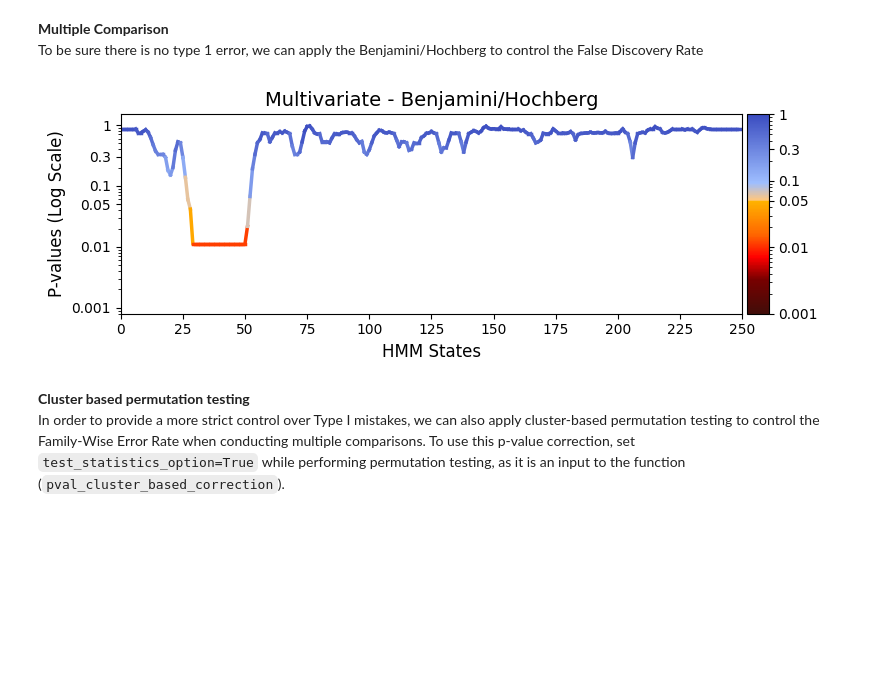
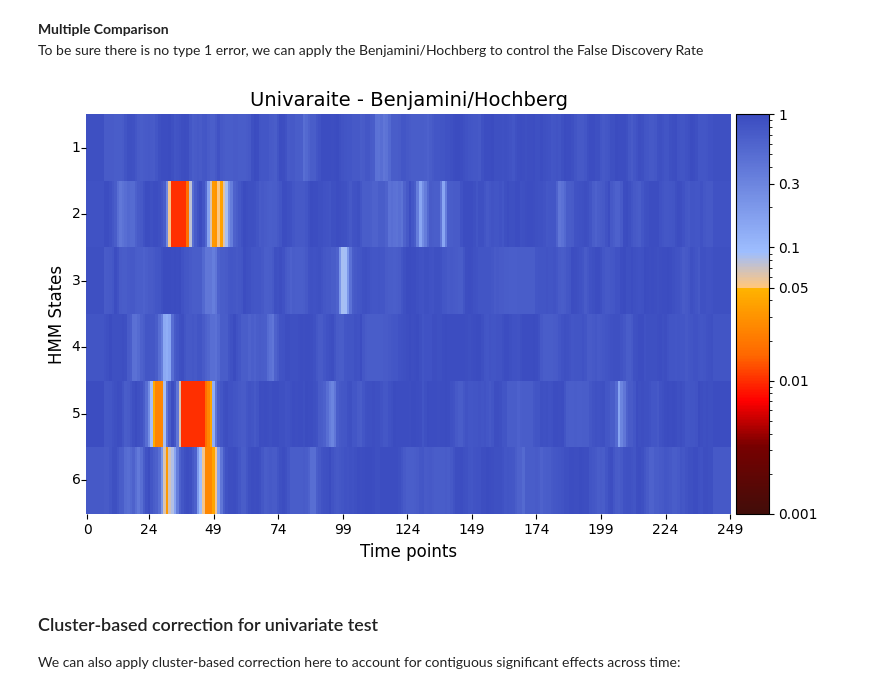
Before and after one commit to vidaurre/glhmm, a Jupyter notebook: docs/notebooks/Testing_across_trials_within_session.ipynb, the cells around one changed output. Saved outputs shown, nothing was run; the diff lists cells and outputs as text; code cells hidden in the pictures; blank space fills up the shorter version.

````diff
--- a/docs/notebooks/Testing_across_trials_within_session.ipynb
+++ b/docs/notebooks/Testing_across_trials_within_session.ipynb
@@ -303,0 +95,16 @@
+# %%
+# Define the dimensions
+n_timepoints = 250
+n_trials = len(R_trials)
+n_features = Gamma.shape[1]
+
+# Reshape Gamma into a 3D array: timepoints × trials × features
+Gamma_epoch = statistics.reconstruct_concatenated_to_3D(
+    Gamma,
+    n_timepoints=n_timepoints,
+    n_entities=n_trials,
+    n_features=n_features
+)
+
+# Check the new shape
+print("Gamma_epoch shape:", Gamma_epoch.shape)  # Expected: (250, 1500, 6)
@@ -400,0 +299,10 @@ graphics.plot_p_values_over_time(result_multivariate_trials["pval"],
+# %%
+# Set the parameters for between-subject testing
+method = "univariate"
+Nnull_samples = 10_000 # Number of permutations (default = 1000)
+# Perform across-subject testing
+result_univariate =statistics.test_across_trials(D_data=Gamma_epoch,
+                                                R_data=R_trials,
+                                                idx_data=idx_trials_session,
+                                                method=method,
+                                                Nnull_samples=Nnull_samples)
@@ -402,17 +331,19 @@ graphics.plot_p_values_over_time(result_multivariate_trials["pval"],
 **Multiple Comparison**\
 To be sure there is no type 1 error, we can apply the Benjamini/Hochberg to control the False Discovery Rate
 # %%
-pval_corrected, rejected_corrected =statistics.pval_correction(result_multivariate_trials,
+pval_corrected, rejected_corrected =statistics.pval_correction(result_univariate,
                                                                method='fdr_bh')
 # Plot p-values
-graphics.plot_p_values_over_time(pval_corrected,
-                                 title_text ="Multivariate - Benjamini/Hochberg",
-                                 xlabel="HMM States",
-                                 num_x_ticks=11)
+graphics.plot_p_value_matrix(pval_corrected.T,
+                             title_text ="Univaraite - Benjamini/Hochberg",
+                             figsize=(8, 5),
+                             xlabel="Time points",
+                             ylabel="HMM States",
+                             annot=False,
+                             num_x_ticks=11)
 # %% [output]
-[figure, old version]
+[figure, new version]
-# %% [markdown]
-**Cluster based permutation testing**\
-In order to provide a more strict control over Type I mistakes, we can also apply cluster-based permutation testing to control the Family-Wise Error Rate when conducting multiple comparisons.
-To use this p-value correction, set ```test_statistics_option=True``` while performing permutation testing, as it is an input to the function (```pval_cluster_based_correction```).
+# %% [markdown]
+### Cluster-based correction for univariate test
+We can also apply cluster-based correction here to account for contiguous significant effects across time:
 # %%
````
Also changed, not shown: parts of 93 cells of this notebook, 15 other files.
